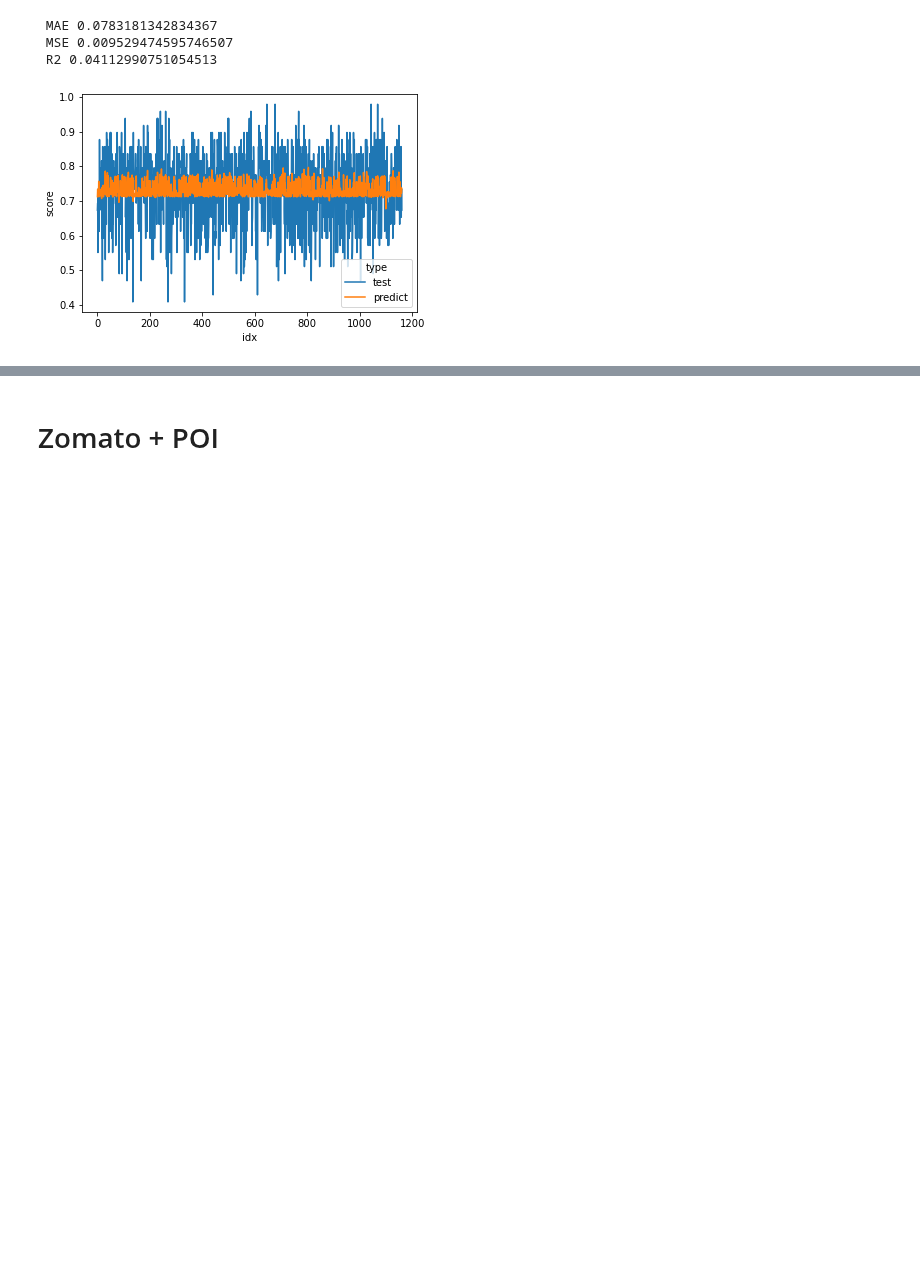
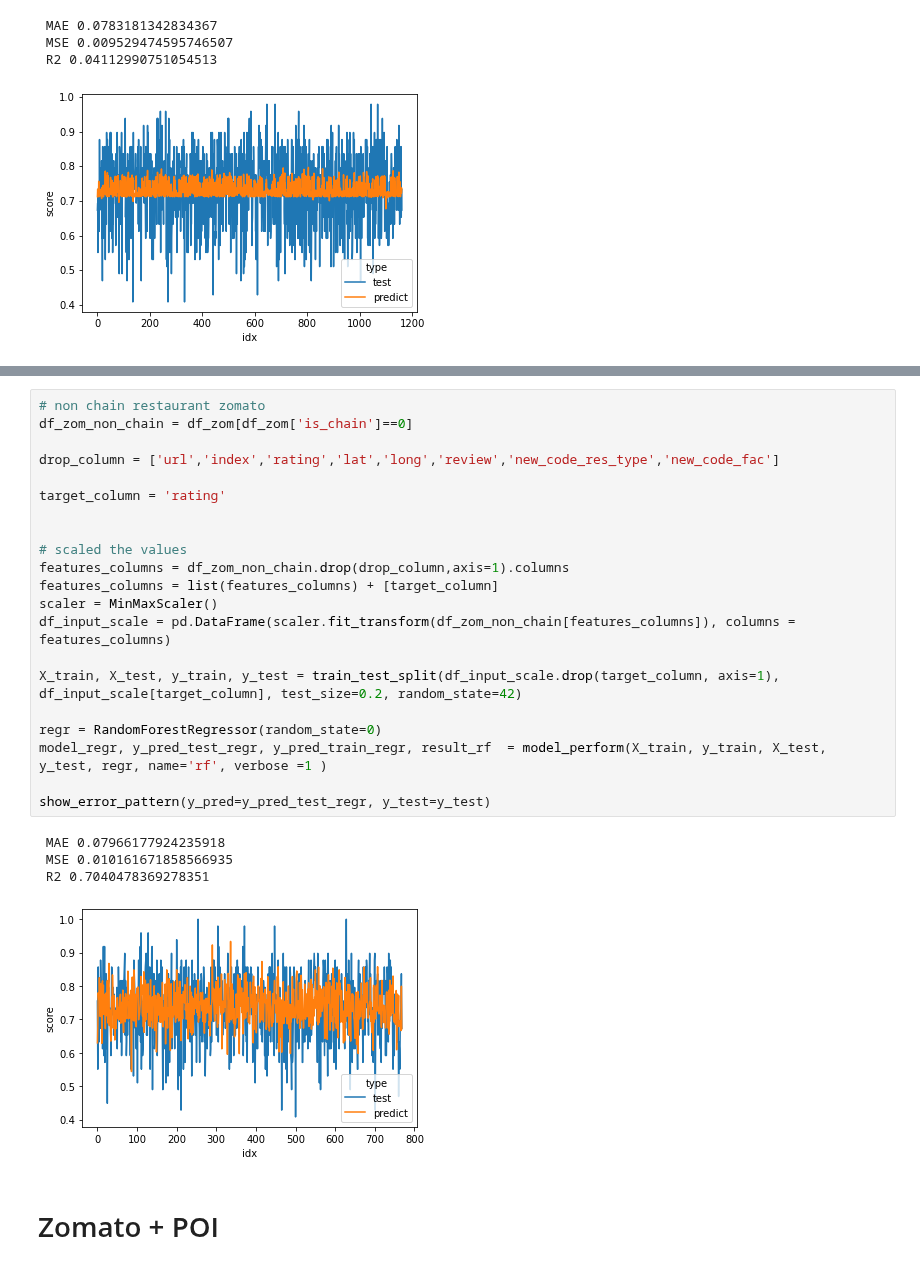
Before and after one commit to adamaulia/AdamThesis, a Jupyter notebook: 4_model.ipynb, the cells around one changed output, grey strips where cells are left out. Drawn from its saved outputs; the diff is of its cells as text; blank space fills up the shorter version.

```diff
--- a/4_model.ipynb
+++ b/4_model.ipynb
@@ -225,3 +268,29 @@ show_error_pattern(y_pred=y_pred_test_svr, y_test=y_test)
+# %%
+# non chain restaurant zomato
+df_zom_non_chain = df_zom[df_zom['is_chain']==0]
+
+drop_column = ['url','index','rating','lat','long','review','new_code_res_type','new_code_fac']
+
+target_column = 'rating'
+
+
+# scaled the values
+features_columns = df_zom_non_chain.drop(drop_column,axis=1).columns
+features_columns = list(features_columns) + [target_column]
+scaler = MinMaxScaler()
+df_input_scale = pd.DataFrame(scaler.fit_transform(df_zom_non_chain[features_columns]), columns = features_columns)
+
+X_train, X_test, y_train, y_test = train_test_split(df_input_scale.drop(target_column, axis=1), df_input_scale[target_column], test_size=0.2, random_state=42)
+
+regr = RandomForestRegressor(random_state=0)
+model_regr, y_pred_test_regr, y_pred_train_regr, result_rf  = model_perform(X_train, y_train, X_test, y_test, regr, name='rf', verbose =1 )
+
+show_error_pattern(y_pred=y_pred_test_regr, y_test=y_test)
+# %% [output]
+ MAE 0.07966177924235918
+ MSE 0.010161671858566935
+ R2 0.7040478369278351
+[figure, added]
 # %% [markdown]
 # Zomato + POI
 # %%
```
Also changed, not shown: parts of 9 cells of this notebook, 2 other files.
